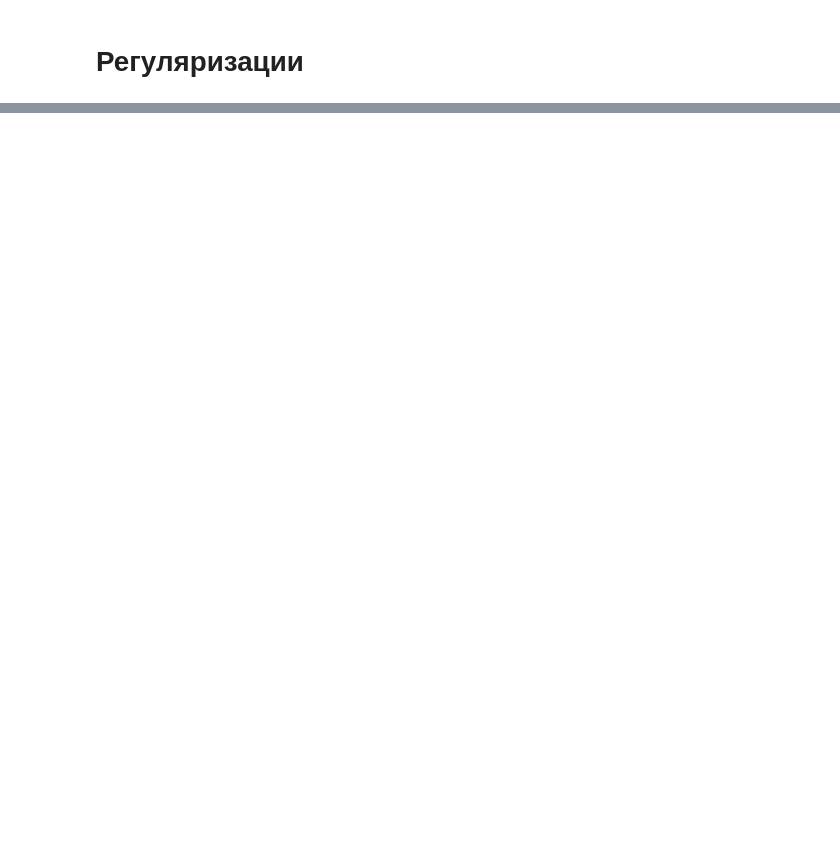
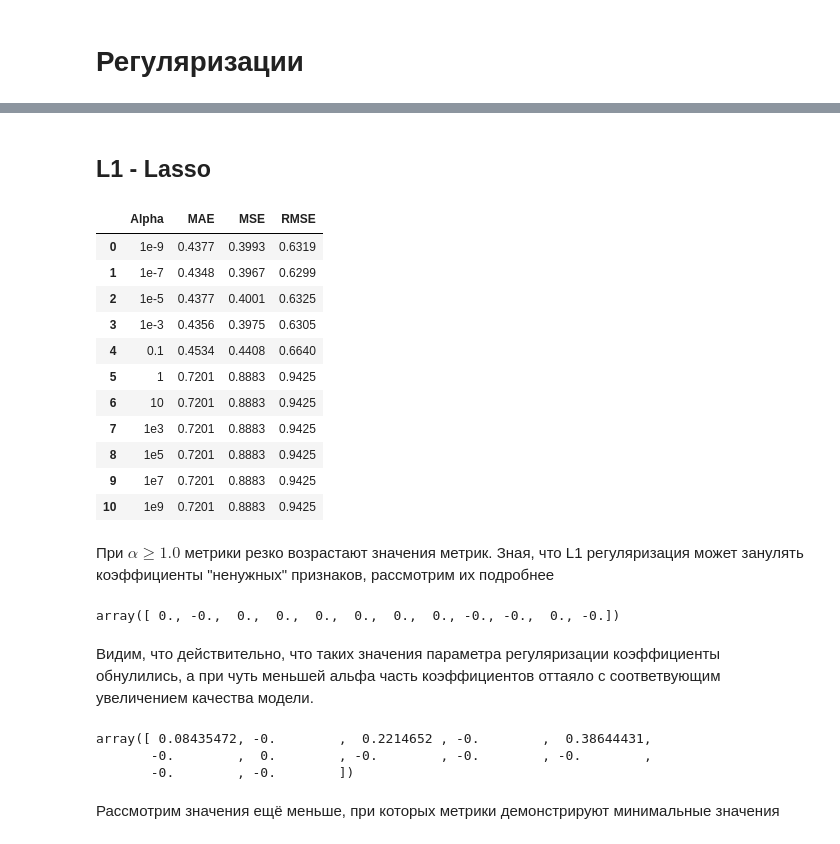
Before and after one commit to rock-n-shrimproll/ML_HSE, a Jupyter notebook: class2_Regression-Texts.ipynb, the cells around one changed output, grey strips where cells are left out. Cells and saved outputs as stored; diff of their text form; code cells hidden in the pictures; blank space fills up the shorter version.

```diff
--- a/class2_Regression-Texts.ipynb
+++ b/class2_Regression-Texts.ipynb
@@ -691,0 +732,15 @@ array([ 0.17522278, -0.00278928,  0.33062667, -0.12223968,  0.43631046,
+# %%
+# добавим в общую таблицу метрики при избранных значениях альфы
+cur_metrics = basic_movements(input_text = input_text,
+                              vector_size = 7,
+                              norm_flag = True,
+                              model = 'ridge', alpha = 1e1)
+
+cur_metrics_df = {'Model type' : 'Ridge',
+                      'Parameter' : 'Alpha = 1e1',
+                      'MAE' : f'{cur_metrics[0]:.4f}',
+                      'MSE' : f'{cur_metrics[1]:.4f}',
+                      'RMSE' : f'{cur_metrics[2]:.4f}'
+                 }
+
+results_df = results_df.append(cur_metrics_df , ignore_index=True)
@@ -691,0 +760,56 @@ array([ 0.17522278, -0.00278928,  0.33062667, -0.12223968,  0.43631046,
+# %% [markdown]
+## L1 - Lasso
+# %%
+lasso_metrics_df = pd.DataFrame({'Alpha' : [],'MAE' : [],'MSE' : [], 'RMSE' : []})
+# %%
+for alpha in alphas:
+    cur_metrics = basic_movements(input_text = input_text,
+                              vector_size = 7,
+                              norm_flag = True,
+                              model = 'lasso', alpha = float(alpha))
+
+    cur_metrics_df = {'Alpha' : alpha,
+                      'MAE' : f'{cur_metrics[0]:.4f}',
+                      'MSE' : f'{cur_metrics[1]:.4f}',
+                      'RMSE' : f'{cur_metrics[2]:.4f}'
+                 }
+
+    lasso_metrics_df = lasso_metrics_df.append(cur_metrics_df , ignore_index=True)
+lasso_metrics_df
+# %% [output]
+|  | Alpha | MAE | MSE | RMSE |
+| 0 | 1e-9 | 0.4377 | 0.3993 | 0.6319 |
+| 1 | 1e-7 | 0.4348 | 0.3967 | 0.6299 |
+| 2 | 1e-5 | 0.4377 | 0.4001 | 0.6325 |
+| 3 | 1e-3 | 0.4356 | 0.3975 | 0.6305 |
+| 4 | 0.1 | 0.4534 | 0.4408 | 0.6640 |
+| 5 | 1 | 0.7201 | 0.8883 | 0.9425 |
+| 6 | 10 | 0.7201 | 0.8883 | 0.9425 |
+| 7 | 1e3 | 0.7201 | 0.8883 | 0.9425 |
+| 8 | 1e5 | 0.7201 | 0.8883 | 0.9425 |
+| 9 | 1e7 | 0.7201 | 0.8883 | 0.9425 |
+| 10 | 1e9 | 0.7201 | 0.8883 | 0.9425 |
+# %% [markdown]
+При $\alpha \ge 1.0$ метрики резко возрастают значения метрик. Зная, что L1 регуляризация может занулять коэффициенты "ненужных" признаков, рассмотрим их подробнее
+# %%
+lasso_model_coefs = get_coef(input_text = input_text,
+                              norm_flag = True,
+                              model = 'lasso',
+                              alpha = 1.0)
+lasso_model_coefs
+# %% [output]
+array([ 0., -0.,  0.,  0.,  0.,  0.,  0.,  0., -0., -0.,  0., -0.])
+# %% [markdown]
+Видим, что действительно, что таких значения параметра регуляризации коэффициенты обнулились, а при чуть меньшей альфа часть коэффициентов оттаяло с соответвующим увеличением качества модели.
+# %%
+lasso_model_coefs = get_coef(input_text = input_text,
+                              norm_flag = True,
+                              model = 'lasso',
+                              alpha = 1e-1)
+lasso_model_coefs
+# %% [output]
+array([ 0.08435472, -0.        ,  0.2214652 , -0.        ,  0.38644431,
+       -0.        ,  0.        , -0.        , -0.        , -0.        ,
+       -0.        , -0.        ])
+# %% [markdown]
+Рассмотрим значения ещё меньше, при которых метрики демонстрируют минимальные значения
```
Also changed, not shown: parts of 64 cells of this notebook.
